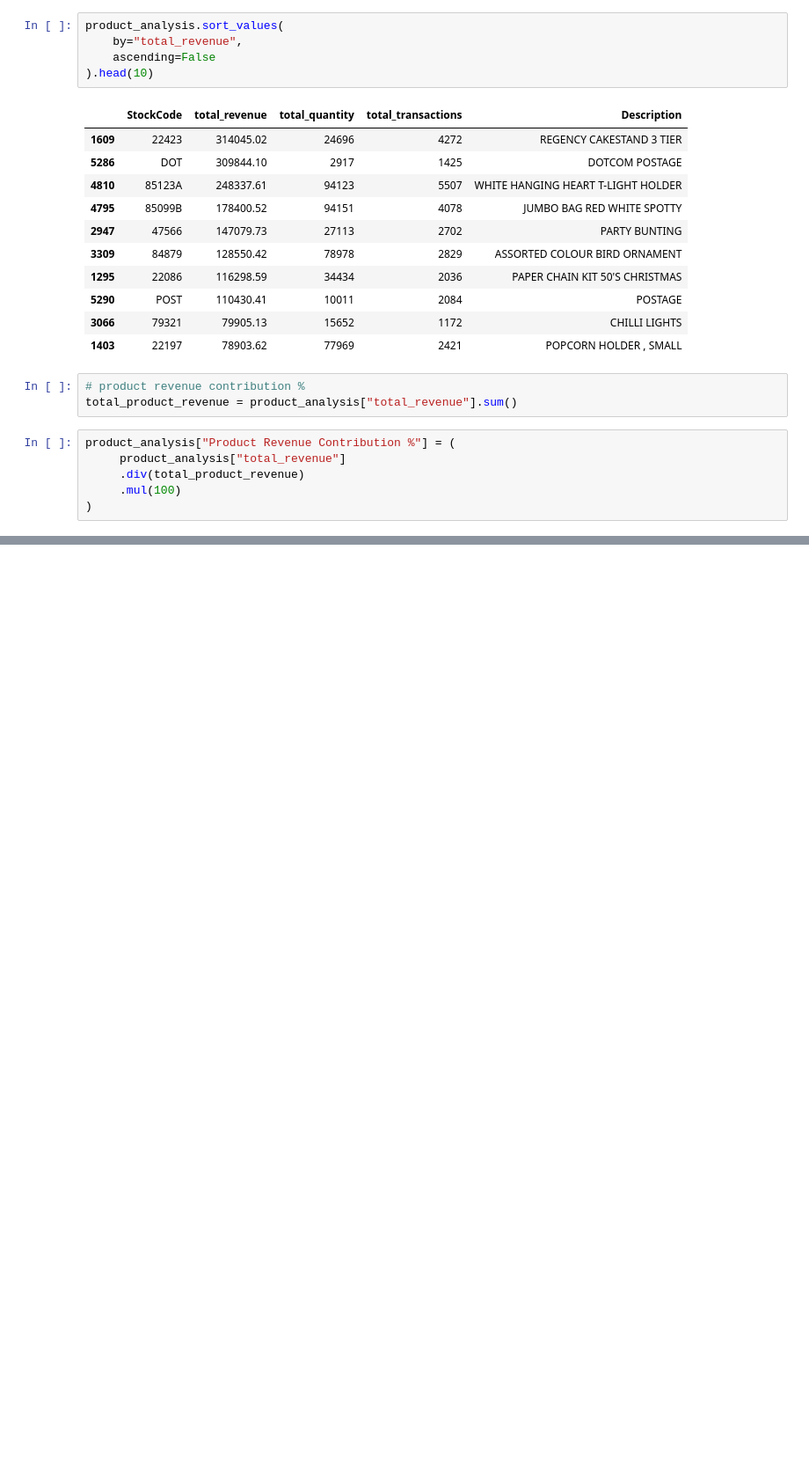
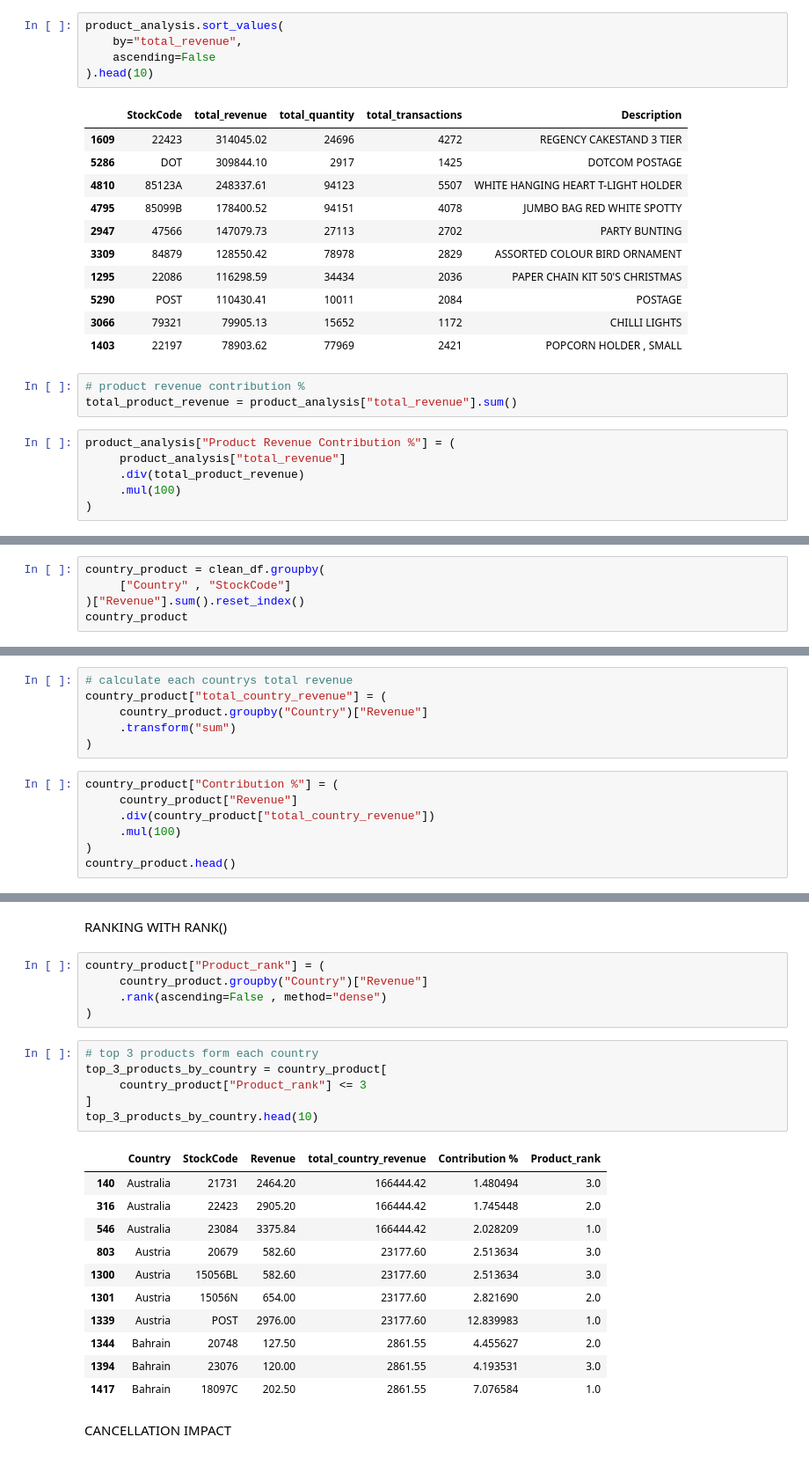
Before and after one commit to ivaibhavpawar1045/Python-Data-Analytics, a Jupyter notebook: Mini_Projects/Mini_Project_06_Online_Retail_Analytics/online_retail_analytics.ipynb, the cells around one changed output, grey strips where cells are left out. Shown at 88% size. Cells and saved outputs as stored; diff of their text form; blank space fills up the shorter version.

```diff
--- a/Mini_Projects/Mini_Project_06_Online_Retail_Analytics/online_retail_analytics.ipynb
+++ b/Mini_Projects/Mini_Project_06_Online_Retail_Analytics/online_retail_analytics.ipynb
@@ -569,0 +678,5 @@ product_analysis.sort_values(
+# %%
+country_product = clean_df.groupby(
+     ["Country" , "StockCode"]
+)["Revenue"].sum().reset_index()
+country_product
@@ -569,0 +697,13 @@ product_analysis.sort_values(
+# %%
+# calculate each countrys total revenue
+country_product["total_country_revenue"] = (
+     country_product.groupby("Country")["Revenue"]
+     .transform("sum")
+)
+# %%
+country_product["Contribution %"] = (
+     country_product["Revenue"]
+     .div(country_product["total_country_revenue"])
+     .mul(100)
+)
+country_product.head()
@@ -569,0 +739,27 @@ product_analysis.sort_values(
+# %% [markdown]
+RANKING WITH RANK()
+# %%
+country_product["Product_rank"] = (
+     country_product.groupby("Country")["Revenue"]
+     .rank(ascending=False , method="dense")
+)
+# %%
+# top 3 products form each country
+top_3_products_by_country = country_product[
+     country_product["Product_rank"] <= 3
+]
+top_3_products_by_country.head(10)
+# %% [output]
+|  | Country | StockCode | Revenue | total_country_revenue | Contribution % | Product_rank |
+| 140 | Australia | 21731 | 2464.20 | 166444.42 | 1.480494 | 3.0 |
+| 316 | Australia | 22423 | 2905.20 | 166444.42 | 1.745448 | 2.0 |
+| 546 | Australia | 23084 | 3375.84 | 166444.42 | 2.028209 | 1.0 |
+| 803 | Austria | 20679 | 582.60 | 23177.60 | 2.513634 | 3.0 |
+| 1300 | Austria | 15056BL | 582.60 | 23177.60 | 2.513634 | 3.0 |
+| 1301 | Austria | 15056N | 654.00 | 23177.60 | 2.821690 | 2.0 |
+| 1339 | Austria | POST | 2976.00 | 23177.60 | 12.839983 | 1.0 |
+| 1344 | Bahrain | 20748 | 127.50 | 2861.55 | 4.455627 | 2.0 |
+| 1394 | Bahrain | 23076 | 120.00 | 2861.55 | 4.193531 | 3.0 |
+| 1417 | Bahrain | 18097C | 202.50 | 2861.55 | 7.076584 | 1.0 |
+# %% [markdown]
+CANCELLATION IMPACT
```
Also changed, not shown: parts of 16 cells of this notebook.
